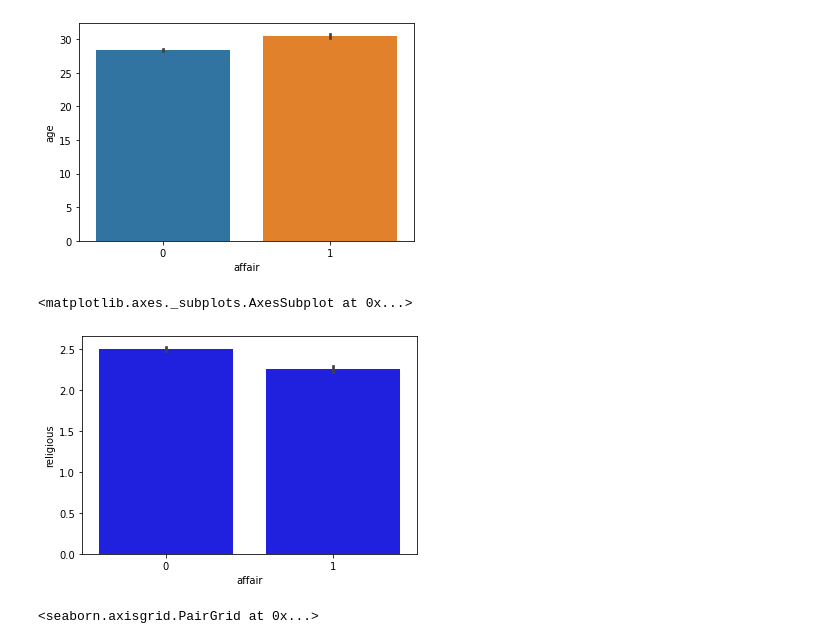
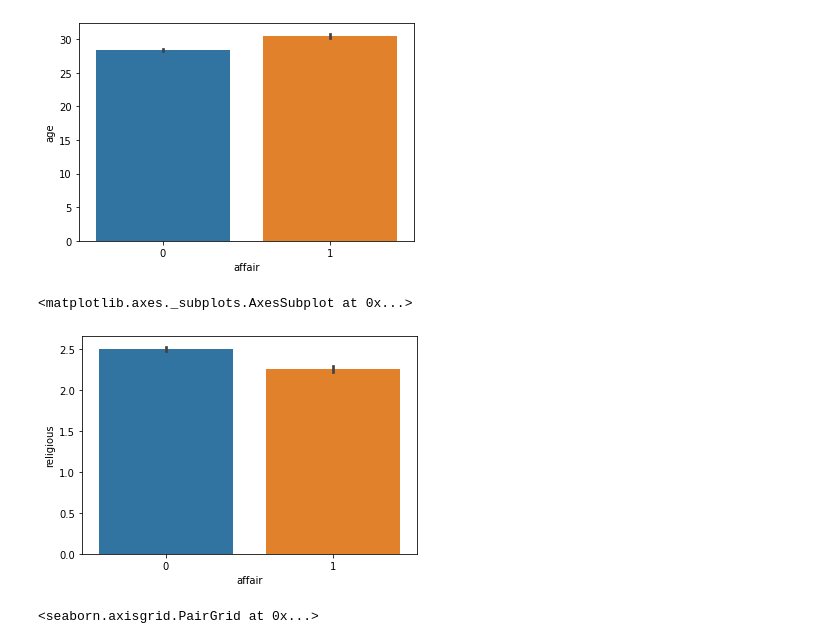
Before and after one commit to chandansinghthakur/ML_assignments, a Jupyter notebook: Logistic_Regression_2.ipynb, the cells around one changed output. Drawn from its saved outputs; the diff is of its cells as text; code cells hidden in the pictures.

```diff
--- a/Logistic_Regression_2.ipynb
+++ b/Logistic_Regression_2.ipynb
@@ -193,10 +193,10 @@ sns.barplot(x='affair', y='age', data=df)
 <matplotlib.axes._subplots.AxesSubplot at 0x...>
 [figure]
 # %%
-sns.barplot(x='affair', y='religious', data=df, color="blue")
+sns.barplot(x='affair', y='religious', data=df)
 # %% [output]
 <matplotlib.axes._subplots.AxesSubplot at 0x...>
-[figure, old version]
+[figure, new version]
 # %%
 sns.pairplot(df)
 # %% [output]
```
